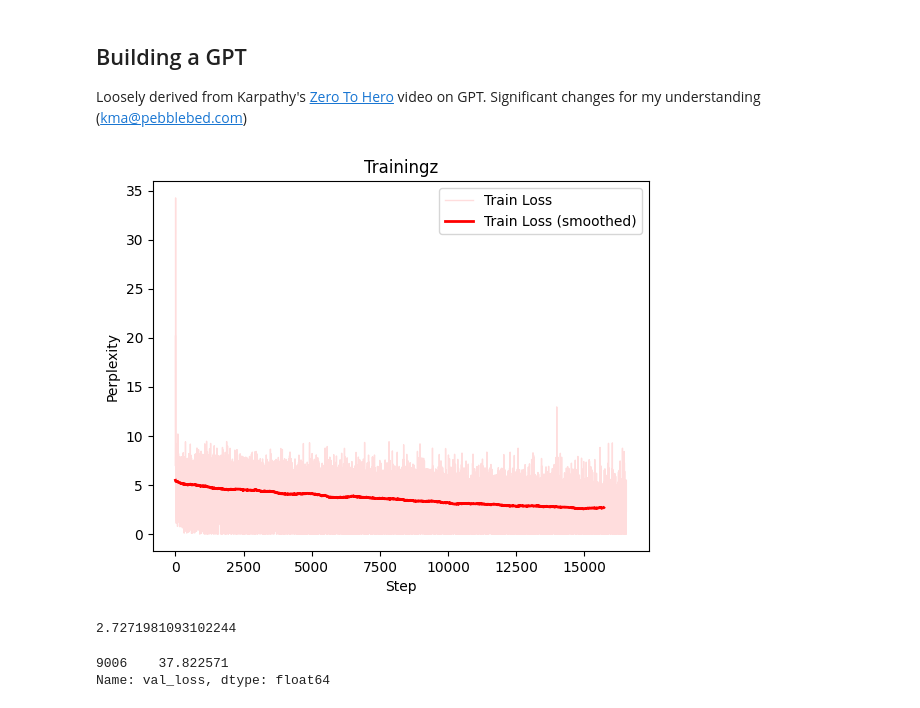
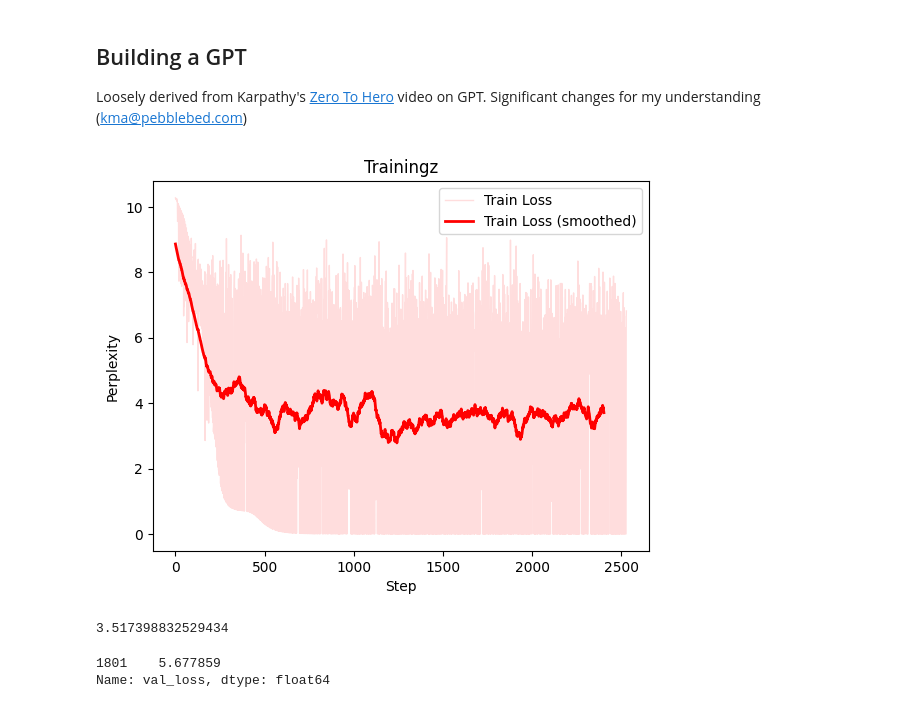
Before and after one commit to kmapb/microlm, a Jupyter notebook: Conv_Text.ipynb, the cells around one changed output. Cells and saved outputs as stored; diff of their text form; code cells hidden in the pictures.

```diff
--- a/Conv_Text.ipynb
+++ b/Conv_Text.ipynb
@@ -10,36 +10,36 @@ import conv_text
 import numpy as np
 import pandas as pd
 # %%
-tdat = pd.read_csv('lightning_logs/version_4/metrics.csv')
+tdat = pd.read_csv('lightning_logs/version_3/metrics.csv')
 train = tdat.train_loss[~np.isnan(tdat.train_loss)]
 if True:
     import matplotlib.pyplot as plt
 
     xspace = np.linspace(0, len(train), len(train))
     fsz = max(20, len(train)//20)
-    filter = np.ones(fsz)/fsz
-    # filter =  np.linspace(0.25, 1.75, num=fsz)/fsz
+    # filter = np.ones(fsz)/fsz
+    filter =  np.linspace(0.25, 1.75, num=fsz)/fsz
 
     plt.plot( train, label = 'Train Loss', color='#fdd', linewidth=1)
     plt.plot( np.convolve(train, filter, mode='valid'), label = 'Train Loss (smoothed)', color='r', linewidth=2)
-    if False and 'val_loss' in tdat:
+    if True or 'val_loss' in tdat:
         val = tdat.val_loss[~np.isnan(tdat.val_loss)]
         plt.plot( val, label = 'Val\'n Loss', color='#ccf', linewidth=1)
         plt.plot( np.convolve(val, filter, mode='valid'), label = 'Val\'n Loss (smoothed)', color='b', linewidth=2)
 
     plt.xlabel('Step')
     plt.ylabel('Perplexity')
     plt.legend(loc='upper right')
     plt.title('Trainingz')
     plt.show()
 # %% [output]
-[figure, old version]
+[figure, new version]
 # %%
-np.mean(tdat.train_loss[-1000:])
+np.mean(tdat.train_loss[-100:])
 # %% [output]
-2.7271981093102244
+3.517398832529434
 # %%
 tdat.val_loss[~np.isnan(tdat.val_loss)]
 # %% [output]
-9006    37.822571
+1801    5.677859
 Name: val_loss, dtype: float64
```
Also changed, not shown: 3 other files.
